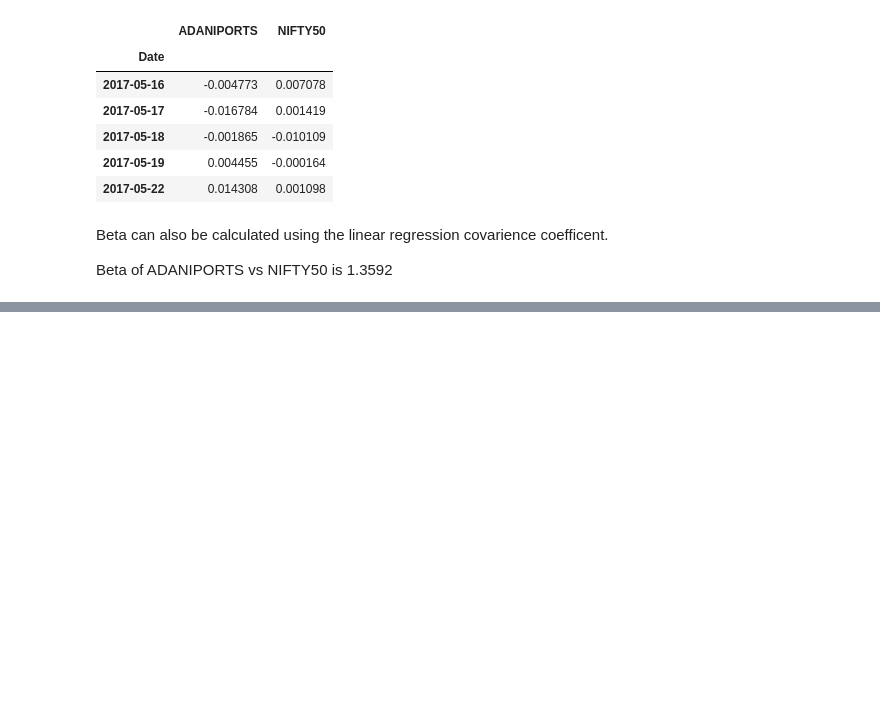
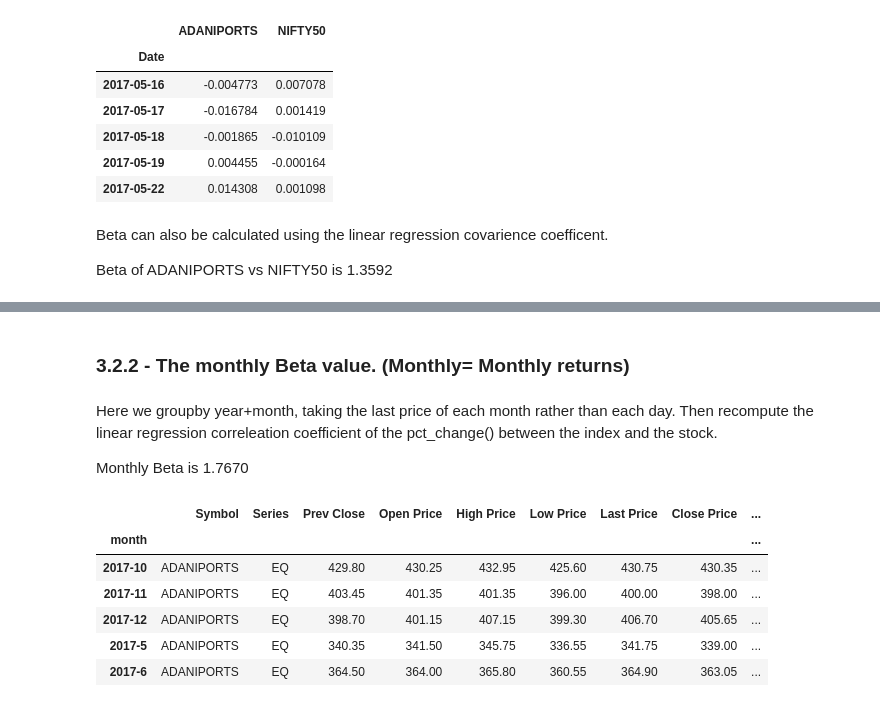
Before and after one commit to JamesMcGuigan/aspiration-ai-internship, a Jupyter notebook: python3/module_3/module_3.ipynb, the cells around one changed output, grey strips where cells are left out. Drawn from its saved outputs; the diff is of its cells as text; code cells hidden in the pictures; blank space fills up the shorter version.

Commit message:
module 3 | python | The monthly Beta value via regression

```diff
--- a/python3/module_3/module_3.ipynb
+++ b/python3/module_3/module_3.ipynb
@@ -286,3 +292,24 @@ OLS Regression Results
 | Kurtosis: | 10.037 | Cond. No. | 139. |
 Warnings:
 [1] Standard Errors assume that the covariance matrix of the errors is correctly specified.
+# %% [markdown]
+### 3.2.2 - The monthly Beta value. (Monthly= Monthly returns)
+# %% [markdown]
+Here we groupby year+month, taking the last price of each month rather than each day. Then recompute the linear regression correleation coefficient of the pct_change() between the index and the stock.
+
+Monthly Beta is 1.7670
+# %%
+NIFTY50['month']    = NIFTY50.index.map(   lambda date: f"{date.year}-{date.month}")
+ADANIPORTS['month'] = ADANIPORTS.index.map(lambda date: f"{date.year}-{date.month}")
+# %%
+NIFTY50_monthly    = NIFTY50.groupby('month').last()
+ADANIPORTS_monthly = ADANIPORTS.groupby('month').last()
+ADANIPORTS_monthly.head()
+# %% [output]
+|  | Symbol | Series | Prev Close | Open Price | High Price | Low Price | Last Price | Close Price | ... |
+| month |  |  |  |  |  |  |  |  | ... |
+| 2017-10 | ADANIPORTS | EQ | 429.80 | 430.25 | 432.95 | 425.60 | 430.75 | 430.35 | ... |
+| 2017-11 | ADANIPORTS | EQ | 403.45 | 401.35 | 401.35 | 396.00 | 400.00 | 398.00 | ... |
+| 2017-12 | ADANIPORTS | EQ | 398.70 | 401.15 | 407.15 | 399.30 | 406.70 | 405.65 | ... |
+| 2017-5 | ADANIPORTS | EQ | 340.35 | 341.50 | 345.75 | 336.55 | 341.75 | 339.00 | ... |
+| 2017-6 | ADANIPORTS | EQ | 364.50 | 364.00 | 365.80 | 360.55 | 364.90 | 363.05 | ... |
```
Also changed, not shown: parts of 4 cells of this notebook.
